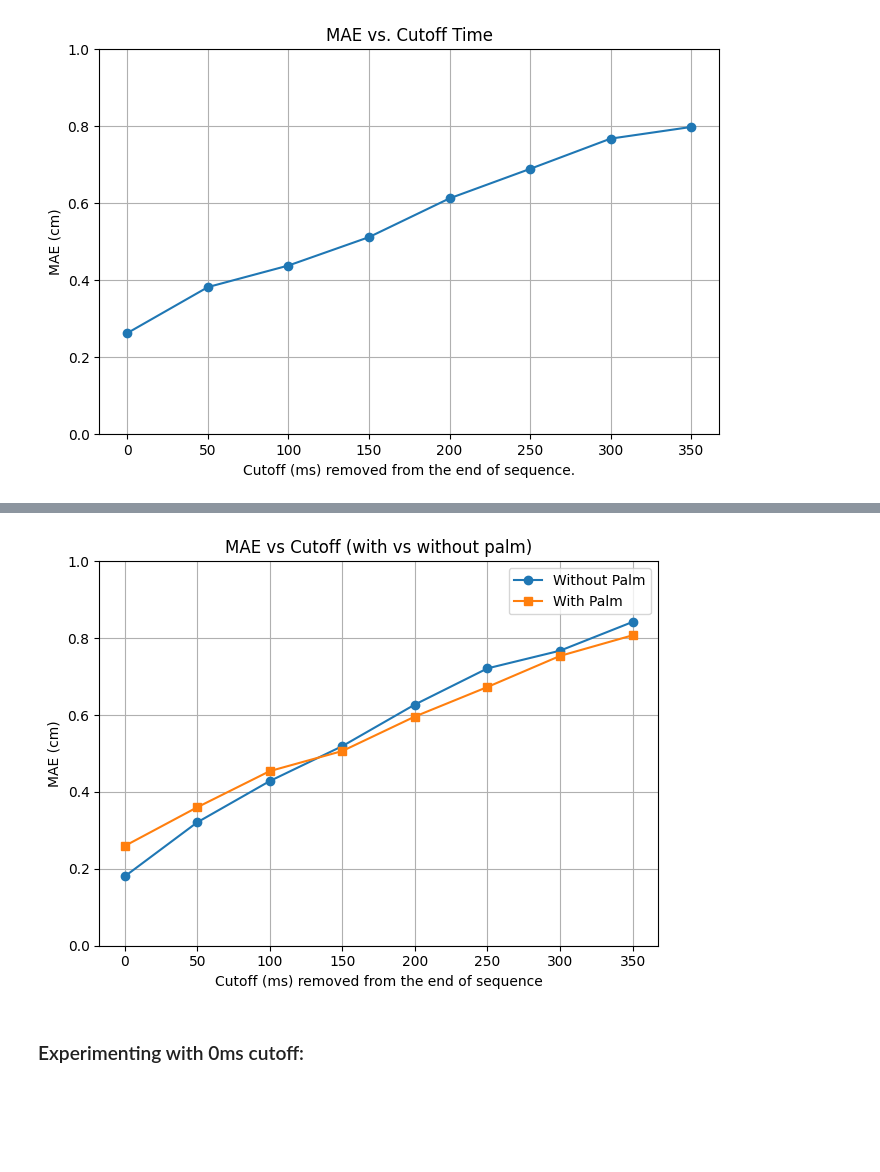
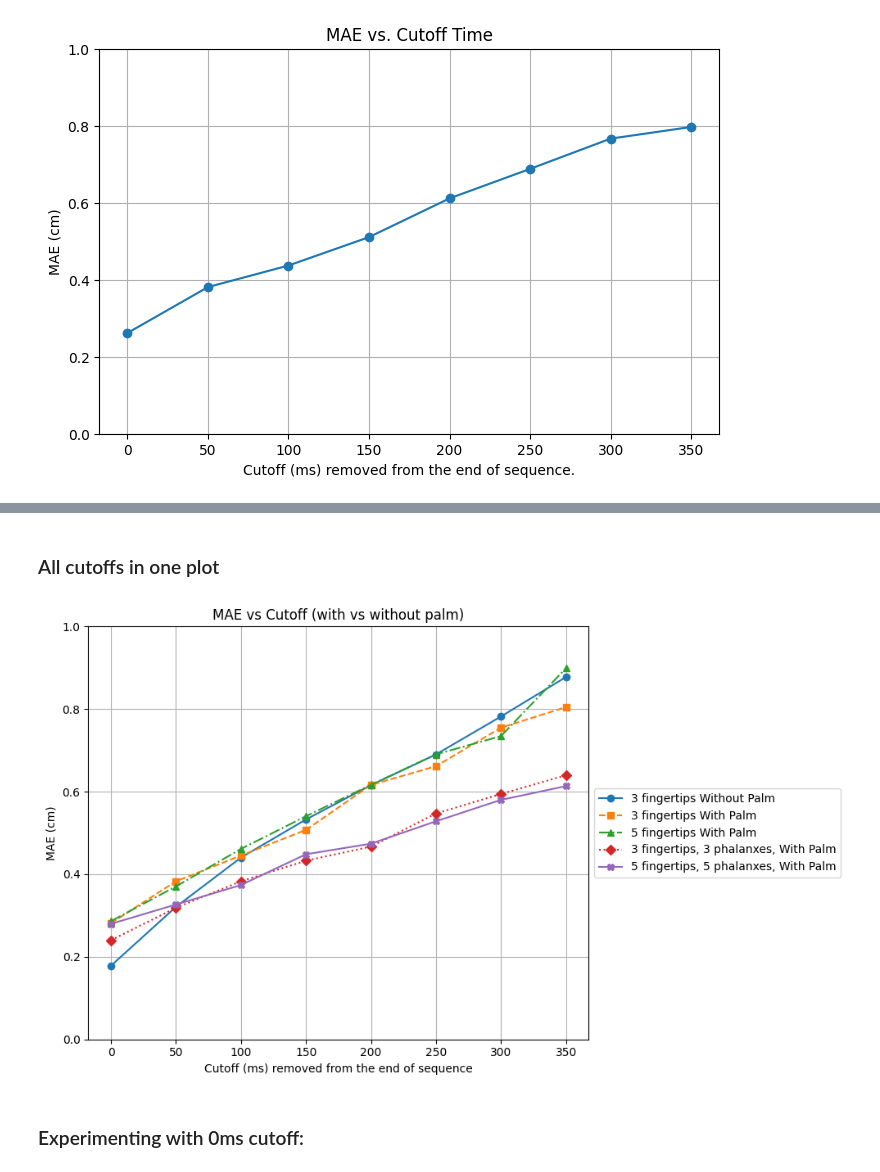
Before and after one commit to senakilinc/ReachToGraspPrediction, a Jupyter notebook: Prediction_ReachToGraspData.ipynb, the cells around one changed output, grey strips where cells are left out. Cells and saved outputs as stored; diff of their text form; code cells hidden in the pictures; blank space fills up the shorter version.

```diff
--- a/Prediction_ReachToGraspData.ipynb
+++ b/Prediction_ReachToGraspData.ipynb
@@ -121,7 +143,7 @@ def build_model(input_shape, output_dim, use_masking=True):
     else:
         model.add(tf.keras.layers.Input(shape=input_shape))
 
-    model.add(LSTM(64, recurrent_activation='sigmoid', recurrent_dropout=0, unroll=False, use_bias=True)) #disable cuDNN by setting use_bias=True or recurrent_activation or recurrent_dropout or unroll
+    model.add(LSTM(64, recurrent_activation='sigmoid'))
     model.add(Dropout(0.3))
     model.add(Dense(32, activation='relu'))
     model.add(Dense(output_dim))
@@ -131,12 +153,12 @@ def build_model(input_shape, output_dim, use_masking=True):
 # %%
 import tensorflow as tf
 
-def run_experiment(REACH_DIR, cutoff_ms, use_palm, n_fingers, use_masking, epochs, batch_size, seed):
+def run_experiment(REACH_DIR, cutoff_ms, use_palm, n_fingers, n_phalanxes, use_masking, epochs, batch_size, seed):
     np.random.seed(seed)
     tf.random.set_seed(seed)
 
-    X, y, X_scaler, y_scaler, meta, X_scaled = prepare_data(REACH_DIR, cutoff_ms, use_palm, n_fingers)
-
+    X, y, X_scaler, y_scaler, meta, X_scaled = prepare_data(REACH_DIR, cutoff_ms, use_palm, n_fingers, n_phalanxes)
+    print("length of longest sequence:", len(X))
     X_train, X_test, y_train, y_test, meta_train, meta_test, X_scaled_train, X_scaled_test = train_test_split(
         X, y, meta, X_scaled, test_size=0.2, random_state=seed)
 
@@ -159,7 +181,7 @@ def run_experiment(REACH_DIR, cutoff_ms, use_palm, n_fingers, use_masking, epoch
     print(f"Cutoff {cutoff_ms} ms — MAE: {mae:.4f} cm")
 
     # Return everything needed for post-analysis
-    return model, history, mae, X_test, y_test, y_test_rescaled, y_scaler, meta_test, X_scaled_train, X_scaled_test
+    return model, history, mae, X_test, y_test, y_test_rescaled, y_scaler, meta_test, X_scaled_train, X_scaled_test, X_scaler
 # %%
 def plot_training_history(history):
     # Create a new figure and a 2D axes object explicitly
@@ -186,6 +208,7 @@ for cutoff in cutoff_values:
             cutoff_ms=cutoff,
             use_palm=False,
             n_fingers=3,
+            n_phalanxes=0,
             use_masking=False,
             epochs=20,
             batch_size=16,
@@ -224,6 +258,7 @@ for cutoff in cutoff_values:
             cutoff_ms=cutoff,
             use_palm=True,
             n_fingers=3,
+            n_phalanxes=0,
             use_masking=False,
             epochs=20,
             batch_size=16,
@@ -268,22 +426,38 @@ plt.show()
+# %% [markdown]
+### All cutoffs in one plot
 # %%
+import matplotlib.pyplot as plt
+
+# Unpack results
 cutoffs_no_palm, maes_no_palm = zip(*mae_results_no_palm)
 cutoffs_yes_palm, maes_yes_palm = zip(*mae_results_yes_palm)
+cutoffs_yes_palm_5fingers, maes_yes_palm_5fingers = zip(*mae_results_yes_palm_5fingers)
+cutoffs_yes_palm_3_3, maes_yes_palm_3_3 = zip(*mae_results_yes_palm_3_3)
+cutoffs_yes_palm_5_5, maes_yes_palm_5_5 = zip(*mae_results_yes_palm_5_5)
 
-# Plot both lines
-plt.plot(cutoffs_no_palm, maes_no_palm, marker='o', label="Without Palm")
-plt.plot(cutoffs_yes_palm, maes_yes_palm, marker='s', label="With Palm")
+# Create the plot
+plt.figure(figsize=(10, 6))
 
-# Labels and styling
+plt.plot(cutoffs_no_palm, maes_no_palm, marker='o', linestyle='-', label="3 fingertips Without Palm")
+plt.plot(cutoffs_yes_palm, maes_yes_palm, marker='s', linestyle='--', label="3 fingertips With Palm")
+plt.plot(cutoffs_yes_palm_5fingers, maes_yes_palm_5fingers, marker='^', linestyle='-.', label="5 fingertips With Palm")
+plt.plot(cutoffs_yes_palm_3_3, maes_yes_palm_3_3, marker='D', linestyle=':', label="3 fingertips, 3 phalanxes, With Palm")
+plt.plot(cutoffs_yes_palm_5_5, maes_yes_palm_5_5, marker='X', linestyle='-', label="5 fingertips, 5 phalanxes, With Palm")
+
+# Labels and limits
 plt.title("MAE vs Cutoff (with vs without palm)")
 plt.xlabel("Cutoff (ms) removed from the end of sequence")
 plt.ylabel("MAE (cm)")
-plt.ylim(0, 1)  # Force Y-axis to stay between 0 and 1 cm
+plt.ylim(0, 1)
 plt.grid(True)
-plt.legend()
+
+# Place legend outside the plot (right side)
+plt.legend(loc='center left', bbox_to_anchor=(1, 0.5))
+
 plt.tight_layout()
 plt.show()
 # %% [output]
-[figure, old version]
+[figure, new version]
 # %% [markdown]
 ### Experimenting with 0ms cutoff:
 # %%
```
Also changed, not shown: parts of 30 cells of this notebook.
